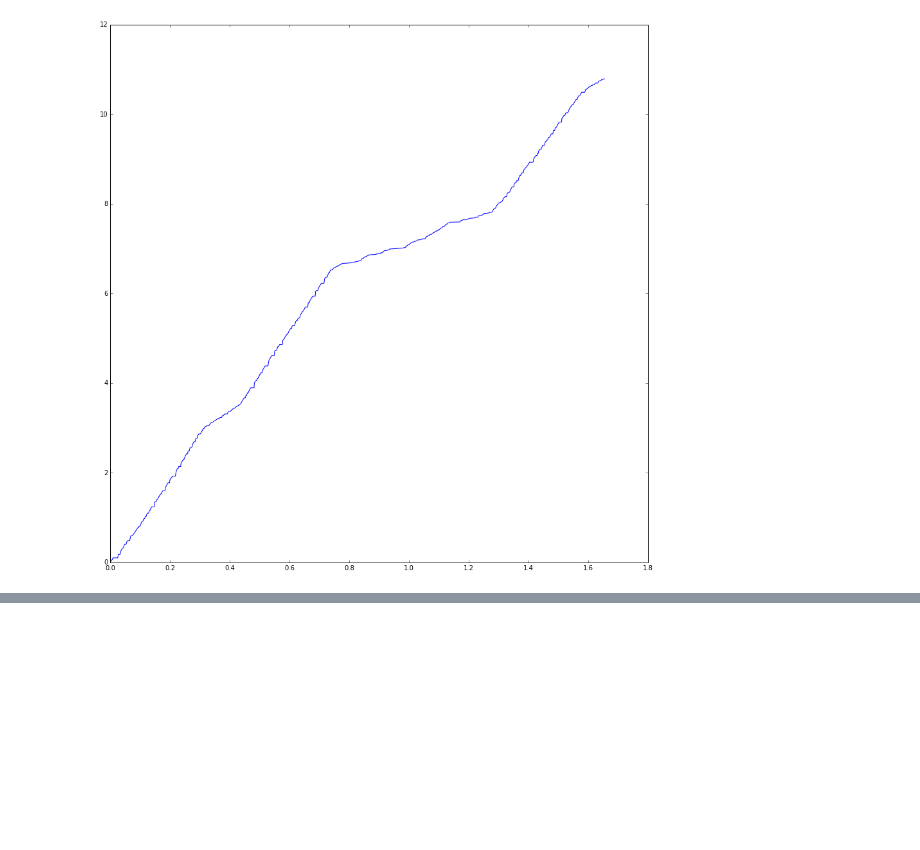
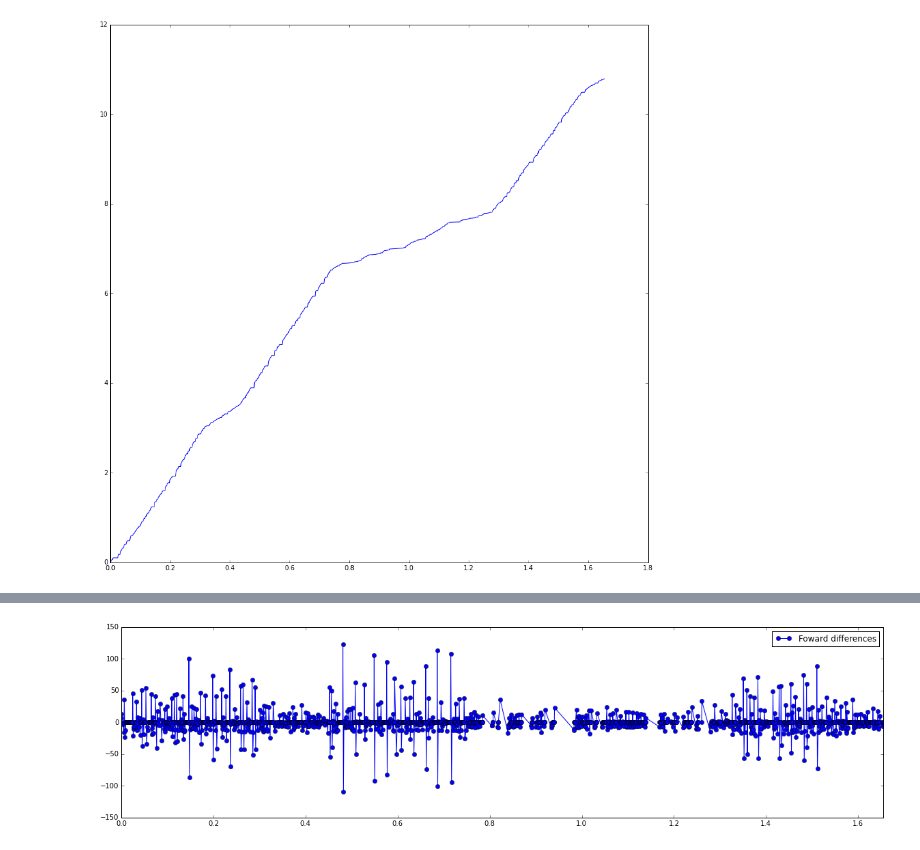
Before and after one commit to AHA-EL-CAPI/MC, a Jupyter notebook: Talleres/Taller 6/Taller 6.ipynb, the cells around one changed output, grey strips where cells are left out. Cells and saved outputs as stored; diff of their text form; code cells hidden in the pictures; blank space fills up the shorter version.

```diff
--- a/Talleres/Taller 6/Taller 6.ipynb
+++ b/Talleres/Taller 6/Taller 6.ipynb
@@ -62,0 +103,22 @@ plt.show()
+# %%
+# Cálculo y gráfica de las rapideces, partiendo del array de distancias individuales y del array de tiempo en horas definidos previamente.
+# Se tomó como base el cuaderno 08-Numerical Derivatives.ipnb.
+numPoints=len(r)
+a=min(dist) # Límite inferior.
+b=max(dist) # Límite superior.
+
+h = (b-a)/(numPoints-1) # Paso del arreglo x.
+yforward = np.roll(r,-1) # Mover el array una posición hacia la izquierda.
+
+# Calcular las derivada usando forward differences.
+vel = (yforward-r)/h
+vel = vel[:-1]
+
+# Gráfica del array de velocidades.
+plt.figure(figsize=(20,5))
+plt.plot(dist[:-1],vel,"o-",label="Foward differences")
+plt.xlim(a,b)
+plt.legend(loc='best')
+plt.show()
+# %% [output]
+[figure, added]
```
Also changed, not shown: parts of 8 cells of this notebook, 1 other file.
